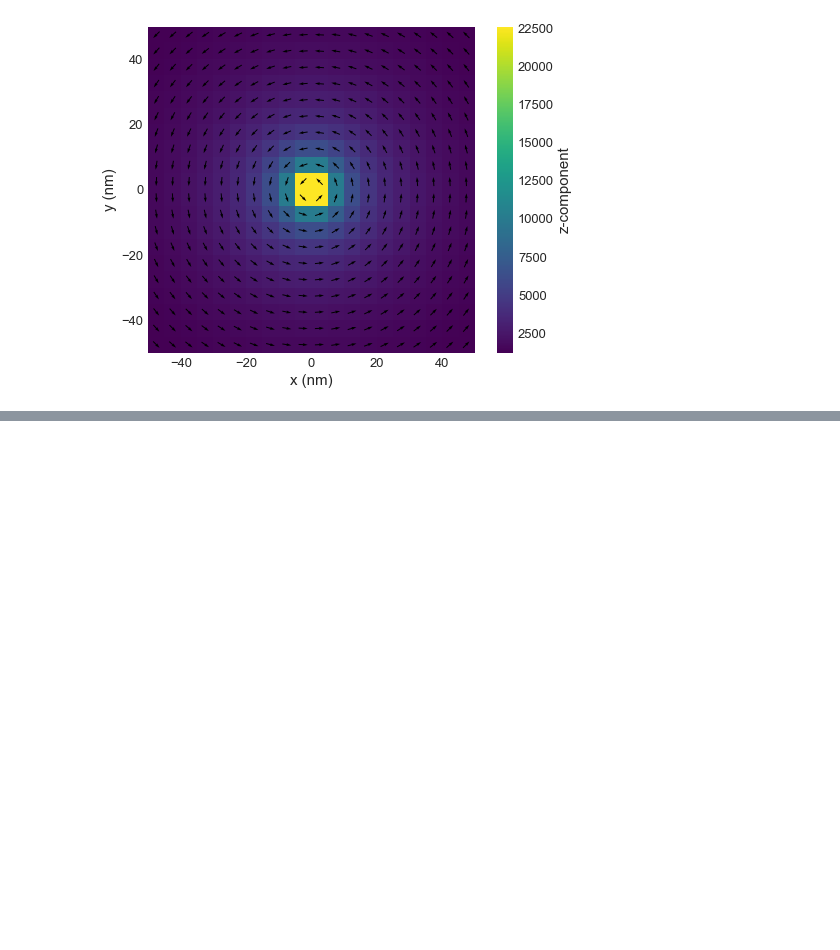
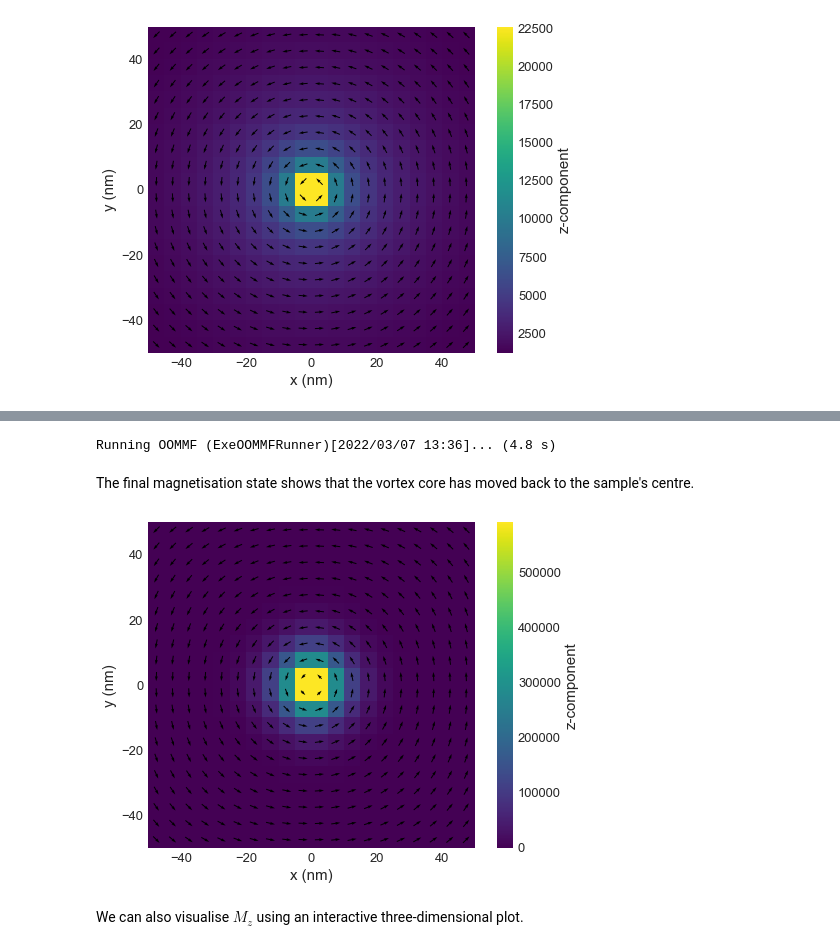
Before and after one commit to ubermag/tutorials, a Jupyter notebook: demo2.ipynb, the cells around one changed output, grey strips where cells are left out. Drawn from its saved outputs; the diff is of its cells as text; code cells hidden in the pictures; blank space fills up the shorter version.

```diff
--- a/demo2.ipynb
+++ b/demo2.ipynb
@@ -86,0 +107,15 @@ Running OOMMF (ExeOOMMFRunner)[2022/03/07 12:55]... (0.5 s)
+# %%
+system.energy.zeeman.H = (0, 0, 0)
+
+td = mc.TimeDriver()
+td.drive(system, t=5e-9, n=500)
+# %% [output]
+Running OOMMF (ExeOOMMFRunner)[2022/03/07 13:36]... (4.8 s)
+# %% [markdown]
+The final magnetisation state shows that the vortex core has moved back to the sample's centre.
+# %%
+system.m.plane('z').mpl()
+# %% [output]
+[figure, added]
+# %% [markdown]
+We can also visualise $M_{z}$ using an interactive three-dimensional plot.
```
Also changed, not shown: parts of 27 cells of this notebook.
